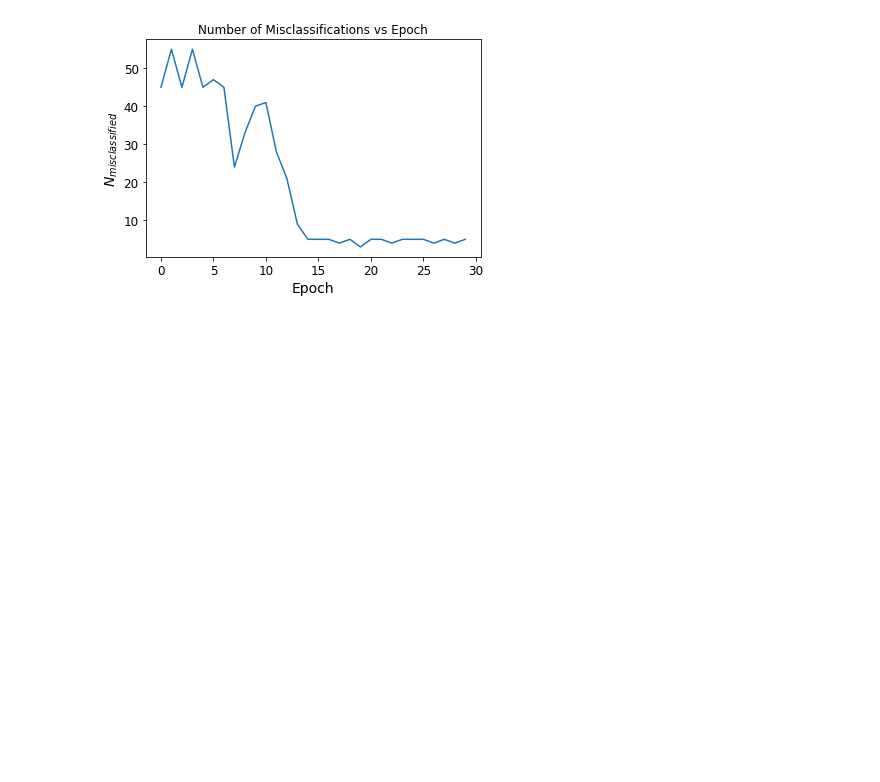
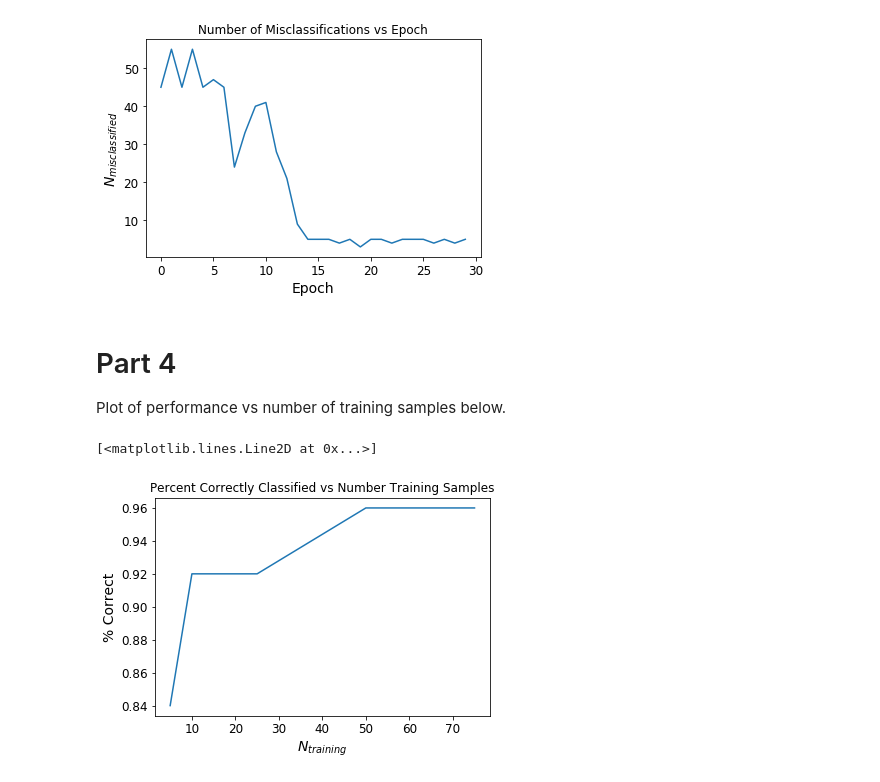
Before and after one commit to skilgoreT/csci5922, a Jupyter notebook: hw/hw1/hw1.ipynb, the cells around one changed output. Cells and saved outputs as stored; diff of their text form; code cells hidden in the pictures; blank space fills up the shorter version.

```diff
--- a/hw/hw1/hw1.ipynb
+++ b/hw/hw1/hw1.ipynb
@@ -105,7 +135,7 @@ def dwp(w,d,X):
     n_mis.append(len(xd))
     # sum xd element-wise
     # dw is x.t summed over misclassified teachers
-    dw = np.einsum('ij->j',xd) # shape is (3,)
+    dw =  np.einsum('ij->j',xd) if(len(xd) > 0) else 0
     return dw
 
 def main():
@@ -117,7 +147,6 @@ def main():
     x2 = data['x'][:,1]
     # inputs - with bias input tied high, shape is (3,100)
     X = np.array([np.full(len(x1),1),x1,x2])
-    XT = X.transpose();
     # output
     d = np.array(data['z']).flatten()
     # use domain -1,1 for teachers so we can use x.w.d<0 for the classification test
@@ -133,6 +162,5 @@ def main():
 # invoke main
 w_perceptron = main()
 print(w_perceptron)
-print(n_mis)
 # %% [output]
 [-16.         -50.43661604  81.86640442]
@@ -199,3 +226,7 @@ plt.plot(n_mis)
 # %% [output]
 [<matplotlib.lines.Line2D at 0x...>]
 [figure]
+# %% [markdown]
+# Part 4
+
+Plot of performance vs number of training samples below.
@@ -201,0 +298,8 @@ plt.plot(n_mis)
+# %%
+plt.ylabel('% Correct')
+plt.xlabel(r'$N_{training}$')
+plt.title(r'Percent Correctly Classified vs Number Training Samples')
+plt.plot(samples, perf)
+# %% [output]
+[<matplotlib.lines.Line2D at 0x...>]
+[figure, added]
```
Also changed, not shown: parts of 10 cells of this notebook, 1 other file.
